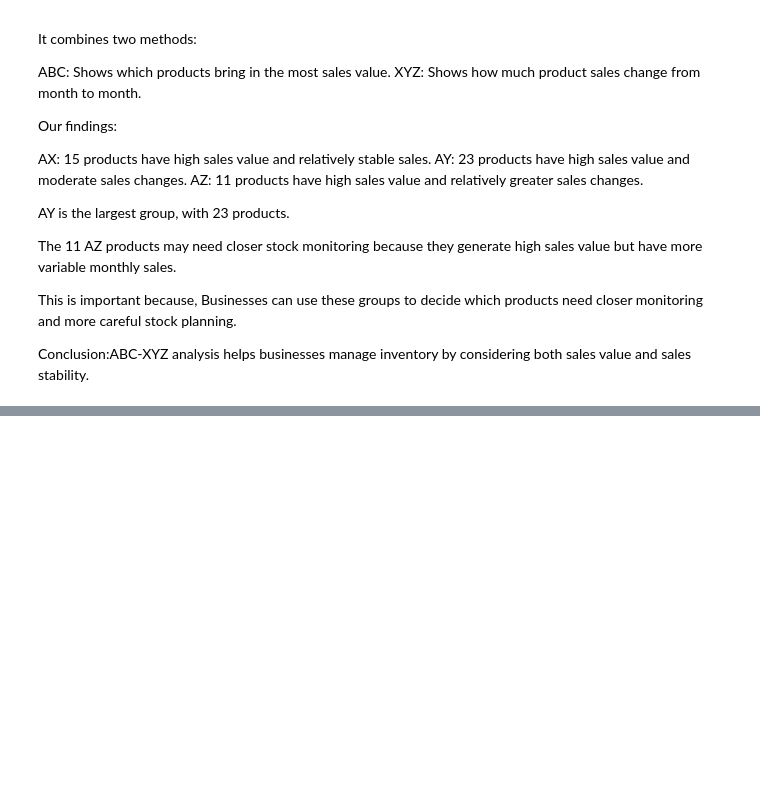
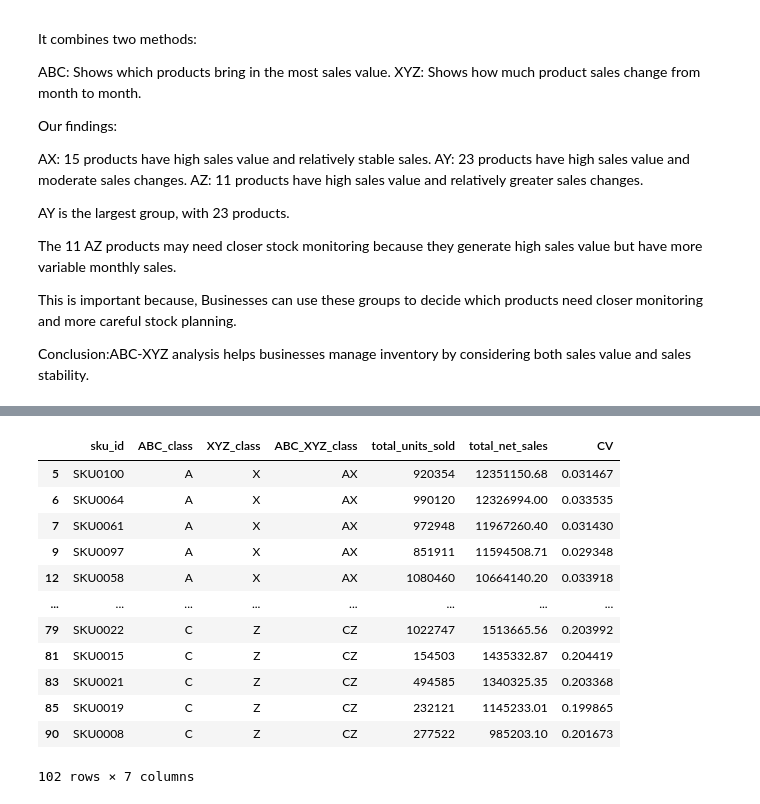
Before and after one commit to s3inn/fmcg-demand-forecasting-capstone, a Jupyter notebook: notebooks/04_abc_xyz_segmentation.ipynb, the cells around one changed output, grey strips where cells are left out. Cells and saved outputs as stored; diff of their text form; code cells hidden in the pictures; blank space fills up the shorter version.

```diff
--- a/notebooks/04_abc_xyz_segmentation.ipynb
+++ b/notebooks/04_abc_xyz_segmentation.ipynb
@@ -450,0 +479,22 @@ Conclusion:ABC-XYZ analysis helps businesses manage inventory by considering bot
+# %%
+display(
+    abc_xyz[
+        ["sku_id", "ABC_class", "XYZ_class", "ABC_XYZ_class",
+         "total_units_sold", "total_net_sales", "CV"]
+    ].sort_values(["ABC_class", "XYZ_class", "total_net_sales"],
+                  ascending=[True, True, False])
+)
+# %% [output]
+|  | sku_id | ABC_class | XYZ_class | ABC_XYZ_class | total_units_sold | total_net_sales | CV |
+| 5 | SKU0100 | A | X | AX | 920354 | 12351150.68 | 0.031467 |
+| 6 | SKU0064 | A | X | AX | 990120 | 12326994.00 | 0.033535 |
+| 7 | SKU0061 | A | X | AX | 972948 | 11967260.40 | 0.031430 |
+| 9 | SKU0097 | A | X | AX | 851911 | 11594508.71 | 0.029348 |
+| 12 | SKU0058 | A | X | AX | 1080460 | 10664140.20 | 0.033918 |
+| ... | ... | ... | ... | ... | ... | ... | ... |
+| 79 | SKU0022 | C | Z | CZ | 1022747 | 1513665.56 | 0.203992 |
+| 81 | SKU0015 | C | Z | CZ | 154503 | 1435332.87 | 0.204419 |
+| 83 | SKU0021 | C | Z | CZ | 494585 | 1340325.35 | 0.203368 |
+| 85 | SKU0019 | C | Z | CZ | 232121 | 1145233.01 | 0.199865 |
+| 90 | SKU0008 | C | Z | CZ | 277522 | 985203.10 | 0.201673 |
+102 rows × 7 columns
```
Also changed, not shown: parts of 3 cells of this notebook, 1 other file.
